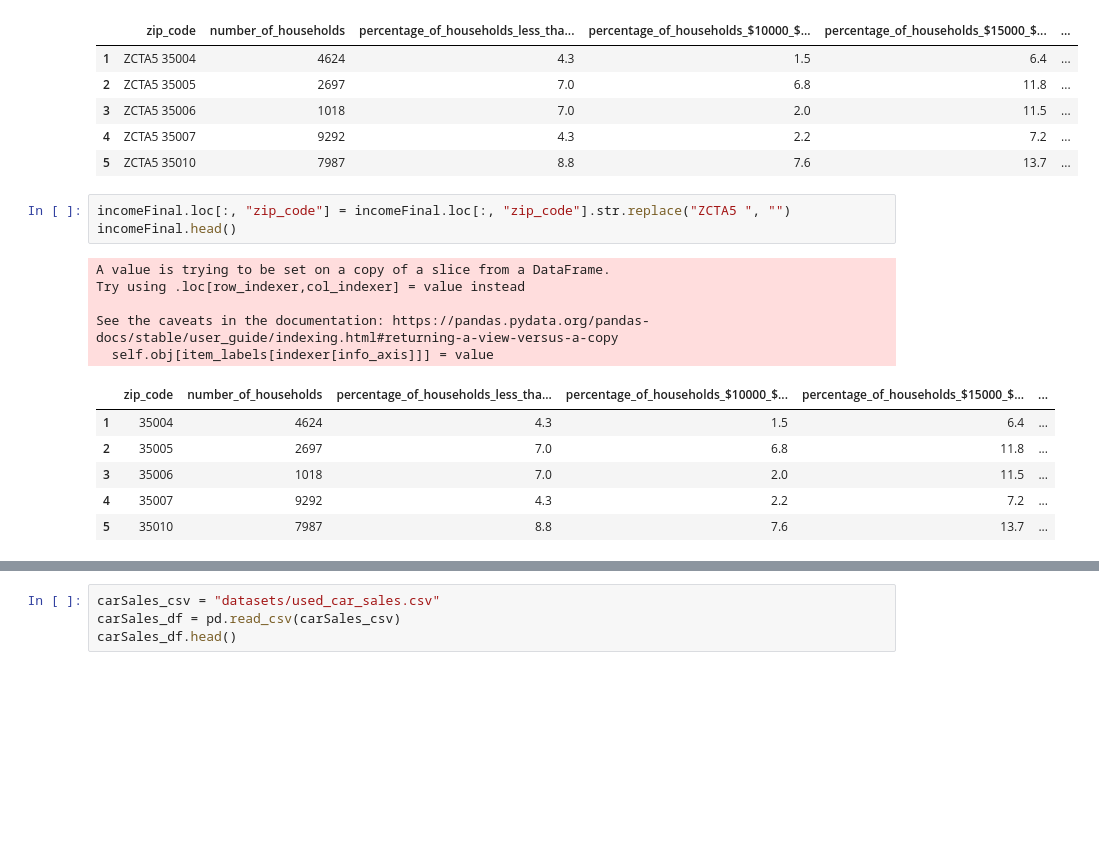
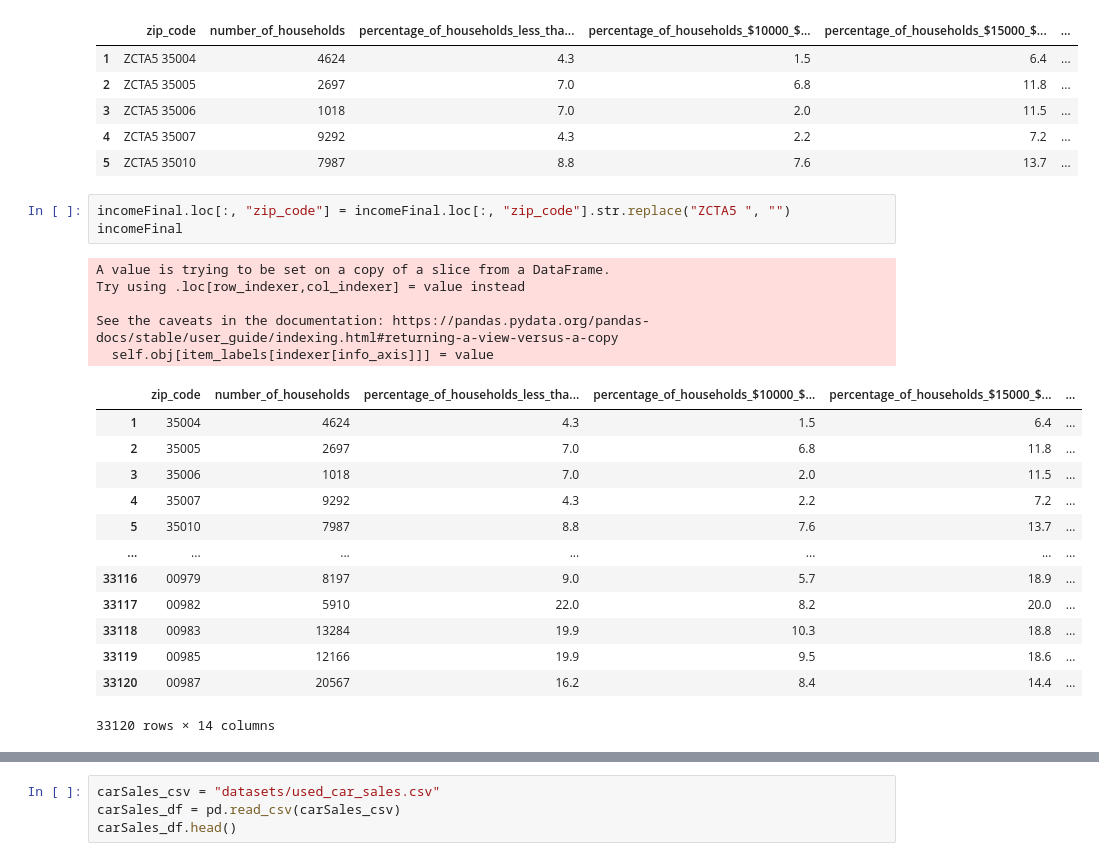
Before and after one commit to HenryPoe/ETL-Project, a Jupyter notebook: Main.ipynb, the cells around one changed output, grey strips where cells are left out. Drawn from its saved outputs; the diff is of its cells as text; blank space fills up the shorter version.

```diff
--- a/Main.ipynb
+++ b/Main.ipynb
@@ -83,16 +83,23 @@ incomeFinal.head()
 | 5 | ZCTA5 35010 | 7987 | 8.8 | 7.6 | 13.7 | ... |
 # %%
 incomeFinal.loc[:, "zip_code"] = incomeFinal.loc[:, "zip_code"].str.replace("ZCTA5 ", "")
-incomeFinal.head()
+incomeFinal
 # %% [output]
 A value is trying to be set on a copy of a slice from a DataFrame.
 Try using .loc[row_indexer,col_indexer] = value instead
 
 See the caveats in the documentation: https://pandas.pydata.org/pandas-docs/stable/user_guide/indexing.html#returning-a-view-versus-a-copy
   self.obj[item_labels[indexer[info_axis]]] = value
 |  | zip_code | number_of_households | percentage_of_households_less_tha... | percentage_of_households_$10000_$... | percentage_of_households_$15000_$... | ... |
 | 1 | 35004 | 4624 | 4.3 | 1.5 | 6.4 | ... |
 | 2 | 35005 | 2697 | 7.0 | 6.8 | 11.8 | ... |
 | 3 | 35006 | 1018 | 7.0 | 2.0 | 11.5 | ... |
 | 4 | 35007 | 9292 | 4.3 | 2.2 | 7.2 | ... |
 | 5 | 35010 | 7987 | 8.8 | 7.6 | 13.7 | ... |
+| ... | ... | ... | ... | ... | ... | ... |
+| 33116 | 00979 | 8197 | 9.0 | 5.7 | 18.9 | ... |
+| 33117 | 00982 | 5910 | 22.0 | 8.2 | 20.0 | ... |
+| 33118 | 00983 | 13284 | 19.9 | 10.3 | 18.8 | ... |
+| 33119 | 00985 | 12166 | 19.9 | 9.5 | 18.6 | ... |
+| 33120 | 00987 | 20567 | 16.2 | 8.4 | 14.4 | ... |
+33120 rows × 14 columns
```
Also changed, not shown: parts of 4 cells of this notebook, 1 other file.
